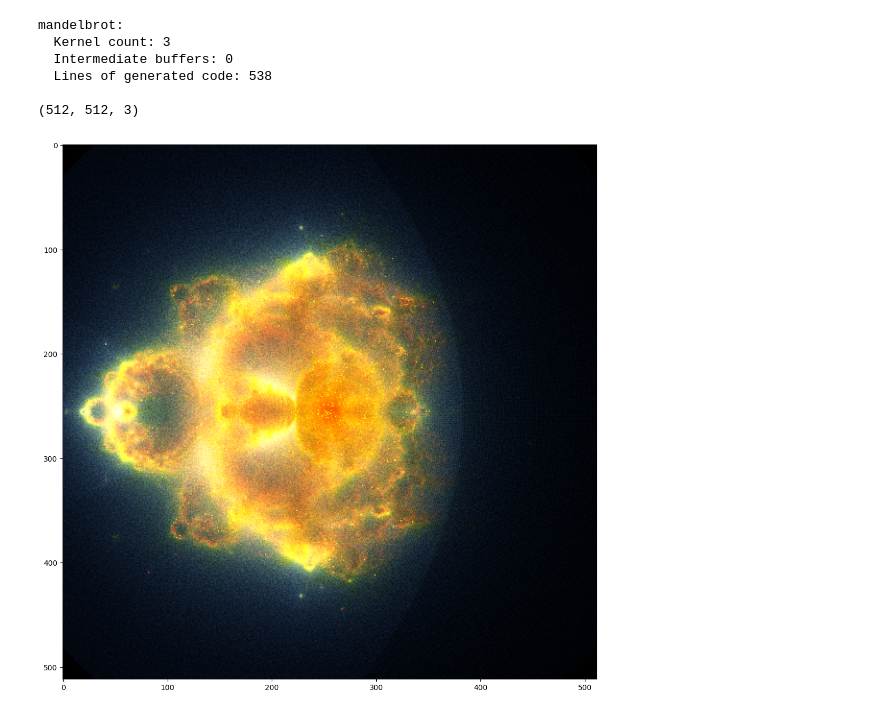
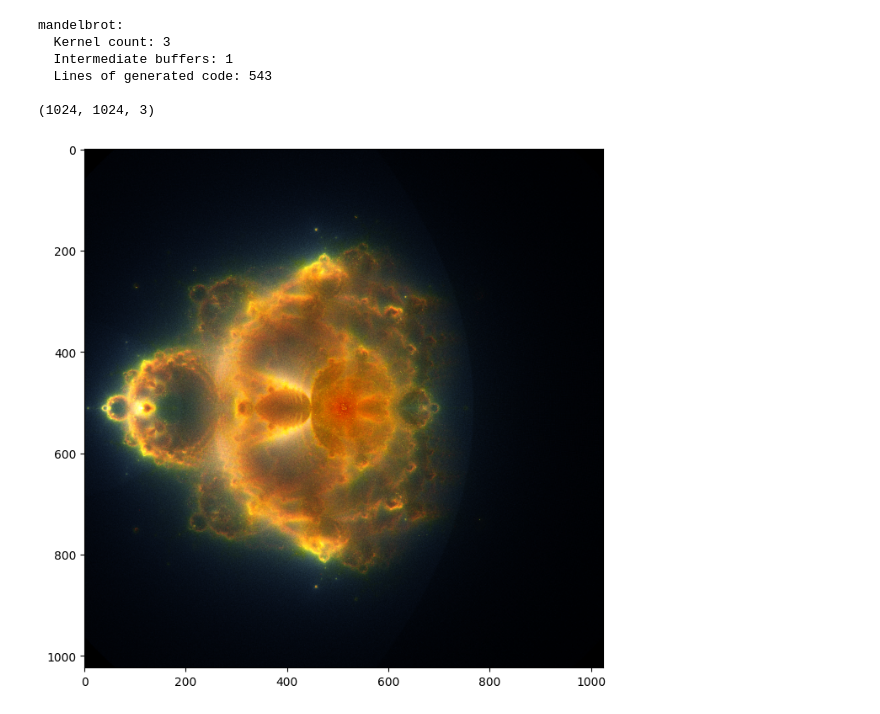
Before and after one commit to MichaelMoroz/TensorFrost, a Jupyter notebook: examples/buddhabrot.ipynb, the cells around one changed output. Saved outputs shown, nothing was run; the diff lists cells and outputs as text; code cells hidden in the pictures.

```diff
--- a/examples/buddhabrot.ipynb
+++ b/examples/buddhabrot.ipynb
@@ -6,14 +6,14 @@ import time
 
 tf.initialize(tf.cpu)
 
-S = 512
+S = 1024
 
 def smoothstep(edge0, edge1, x):
     t = tf.clamp((x - edge0) / (edge1 - edge0), 0.0, 1.0)
     return t * t * (3.0 - 2.0 * t)
 
 def mandelbrot():
-    canvas = tf.zeros([S, S, 3], tf.float32)
+    atomic_canvas = tf.zeros([S, S, 3], tf.int32)
     i, j = tf.indices([S, S])
     x, y = tf.float(i), tf.float(j)
     seed = tf.uint(i + j * S)
@@ -61,24 +61,26 @@ def mandelbrot():
             tf.if_cond((px < 0.0) | (px > 1.0) | (py < 0.0) | (py > 1.0), lambda: tf.continue_loop())
             z_re_pix = tf.int(px * tf.float(S))
             z_im_pix = tf.int(py * tf.float(S))
-            tf.if_cond(l < 25, lambda: tf.scatterAdd(canvas[z_re_pix, z_im_pix, 2], 1.0))
-            tf.if_cond((l < 250) & (l >= 25), lambda: tf.scatterAdd(canvas[z_re_pix, z_im_pix, 1], 1.0))
-            tf.if_cond((l < 2500) & (l >= 250), lambda: tf.scatterAdd(canvas[z_re_pix, z_im_pix, 0], 1.0))
+            tf.if_cond(l < 25, lambda: tf.scatterAdd(atomic_canvas[z_re_pix, z_im_pix, 2], 1))
+            tf.if_cond((l < 250) & (l >= 25), lambda: tf.scatterAdd(atomic_canvas[z_re_pix, z_im_pix, 1], 1))
+            tf.if_cond((l < 2500) & (l >= 250), lambda: tf.scatterAdd(atomic_canvas[z_re_pix, z_im_pix, 0], 1))
 
         tf.loop(loop_body, 0, 2500, 1)
 
     tf.loop(sample_iteration, 0, 32, 1)
 
-    x = canvas[i, j, 0]
-    y = canvas[i, j, 1]
-    z = canvas[i, j, 2]
+    canvas = tf.buffer([S, S, 3], tf.float32)
+
+    x = tf.float(atomic_canvas[i, j, 0])
+    y = tf.float(atomic_canvas[i, j, 1])
+    z = tf.float(atomic_canvas[i, j, 2])
     rx = x + y + z
     ry = y + z
     rz = z
 
-    canvas[i, j, 0] = smoothstep(0.0, 1.0, 2.5 * (rx / 1000.0) ** 0.9)
-    canvas[i, j, 1] = smoothstep(0.0, 1.0, 2.5 * (ry / 1000.0) ** 0.8)
-    canvas[i, j, 2] = smoothstep(0.0, 1.0, 2.5 * (rz / 1000.0) ** 0.7)
+    canvas[i, j, 0] = smoothstep(0.0, 1.0, 2.5 * (rx/1.5e3) ** 0.9)
+    canvas[i, j, 1] = smoothstep(0.0, 1.0, 2.5 * (ry/1.5e3) ** 0.8)
+    canvas[i, j, 2] = smoothstep(0.0, 1.0, 2.5 * (rz/1.5e3) ** 0.7)
 
     return [canvas]
 
@@ -89,14 +91,14 @@ print(resnp.shape)
 # %% [output]
 mandelbrot:
   Kernel count: 3
-  Intermediate buffers: 0
-  Lines of generated code: 538
+  Intermediate buffers: 1
+  Lines of generated code: 543
 
-(512, 512, 3)
+(1024, 1024, 3)
 # %%
 # plot the result
-plt.figure(figsize=(13,13))
+plt.figure(figsize=(8,8))
 plt.imshow(resnp)
 plt.show()
 # %% [output]
-[figure, old version]
+[figure, new version]
```
